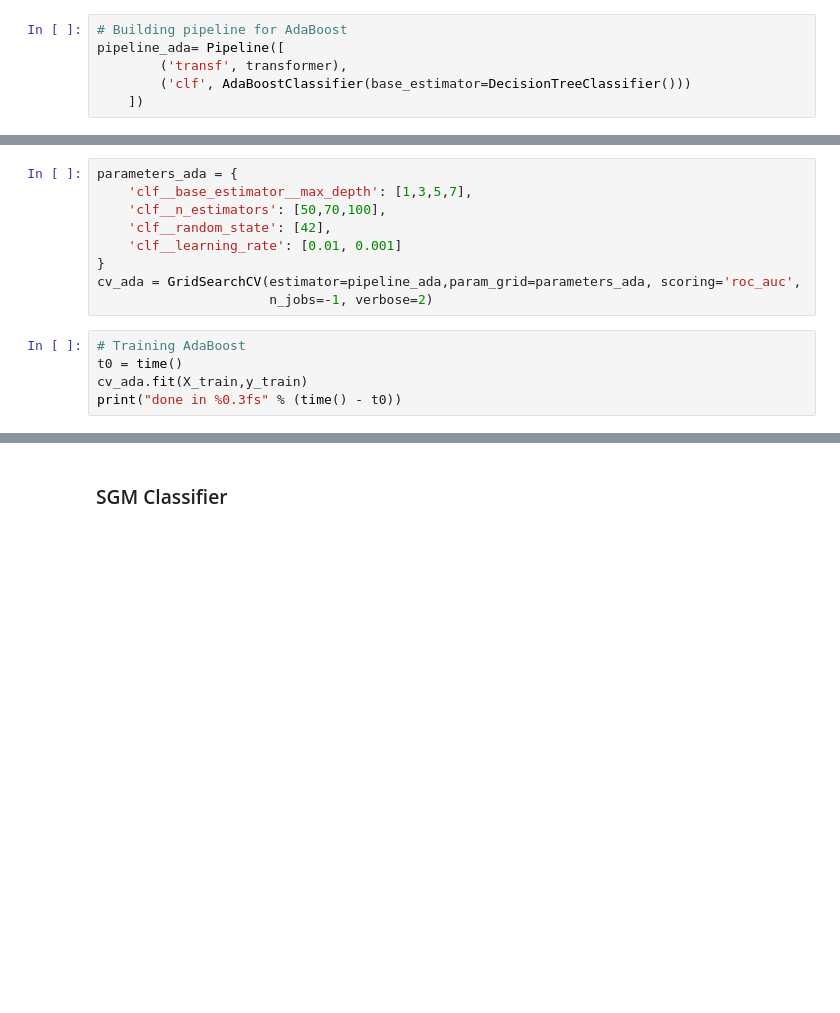
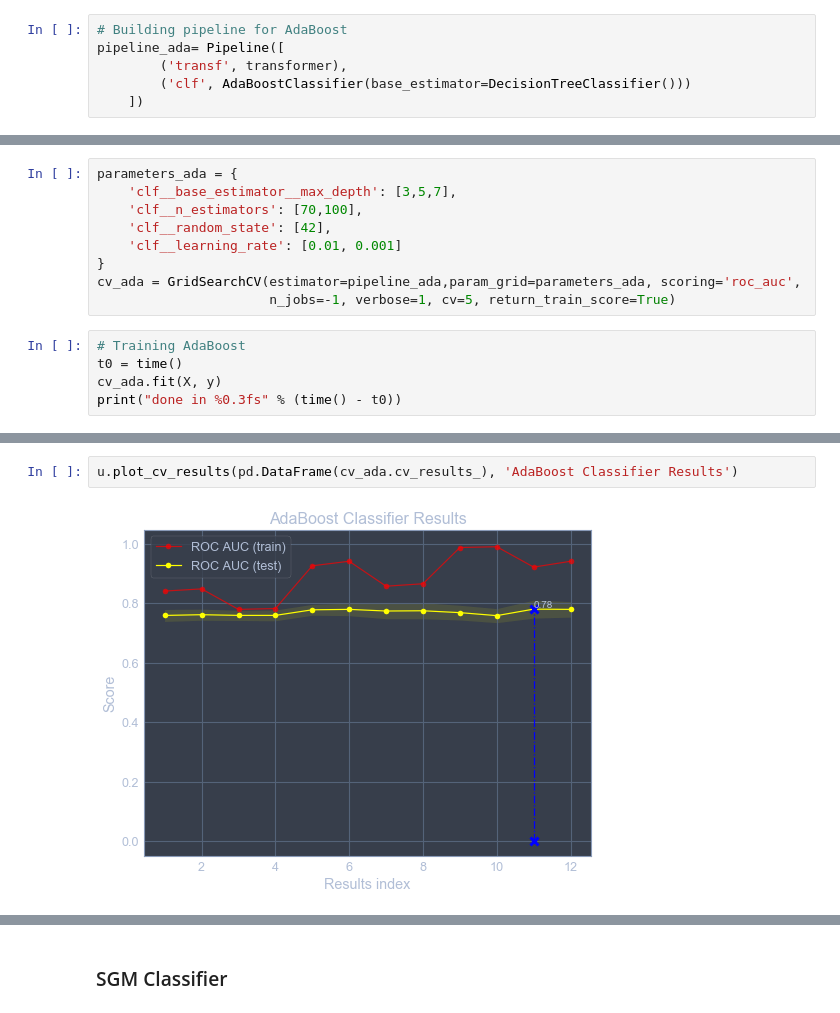
Before and after one commit to karolrives/Arvato-Project, a Jupyter notebook: Arvato Project - Supervised Learning.ipynb, the cells around one changed output, grey strips where cells are left out. Cells and saved outputs as stored; diff of their text form; blank space fills up the shorter version.

```diff
--- a/Arvato Project - Supervised Learning.ipynb
+++ b/Arvato Project - Supervised Learning.ipynb
@@ -256,16 +273,16 @@ pipeline_ada.get_params
           learning_rate=1.0, n_estimators=50, random_state=None))])>
 # %%
 parameters_ada = {
-    'clf__base_estimator__max_depth': [1,3,5,7],
-    'clf__n_estimators': [50,70,100],
+    'clf__base_estimator__max_depth': [3,5,7],
+    'clf__n_estimators': [70,100],
     'clf__random_state': [42],
     'clf__learning_rate': [0.01, 0.001]
 }
 cv_ada = GridSearchCV(estimator=pipeline_ada,param_grid=parameters_ada, scoring='roc_auc',
-                      n_jobs=-1, verbose=2)
+                      n_jobs=-1, verbose=1, cv=5, return_train_score=True)
 # %%
 # Training AdaBoost
 t0 = time()
-cv_ada.fit(X_train,y_train)
+cv_ada.fit(X, y)
 print("done in %0.3fs" % (time() - t0))
 # %% [output]
@@ -322,0 +308,4 @@ Best Estimator:  Pipeline(memory=None,
+# %%
+u.plot_cv_results(pd.DataFrame(cv_ada.cv_results_), 'AdaBoost Classifier Results')
+# %% [output]
+[figure, added]
```
Also changed, not shown: parts of 36 cells of this notebook.
